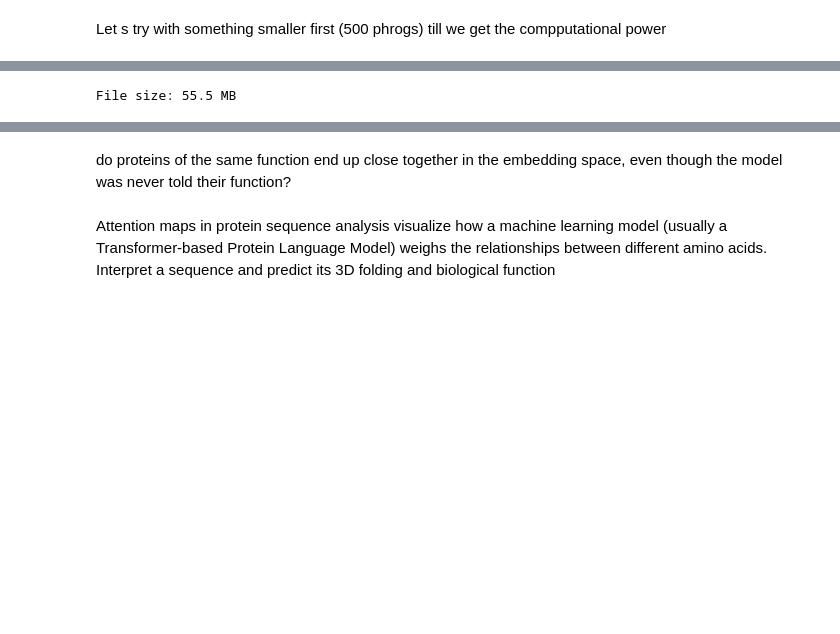
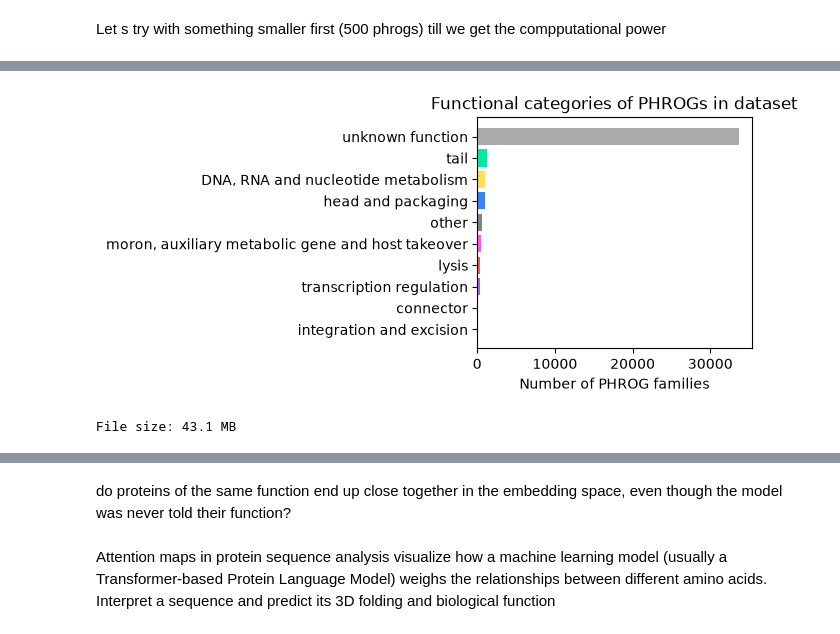
Before and after one commit to AntoniosOtapasidis/pLMs_with_PHROGs, a Jupyter notebook: embedding_work.ipynb, the cells around one changed output, grey strips where cells are left out. Drawn from its saved outputs; the diff is of its cells as text; code cells hidden in the pictures; blank space fills up the shorter version.

```diff
--- a/embedding_work.ipynb
+++ b/embedding_work.ipynb
@@ -181,8 +827,43 @@ Total sequences: 6668
+# %%
+# Get PHROG IDs present in the FAA archive
+phrog_ids = set()
+with tarfile.open(tar_path) as t:
+    for member in t.getmembers():
+        if member.name.endswith(".faa"):
+            name = member.name.split("/")[-1]          # phrog_10.faa
+            pid = int(name.replace("phrog_", "").replace(".faa", ""))
+            phrog_ids.add(pid)
+
+annot = pd.read_csv("data/phrog_annot_v4_updated.tsv", sep="\t")
+annot_map = annot.set_index("phrog")["category"].to_dict()
+
+categories = [annot_map.get(pid, "unknown function") for pid in phrog_ids]
+cat_counts = pd.Series(categories).value_counts().sort_values()
+
+# category colours from PHROGs (one representative colour per category)
+cat_color = (
+    annot.dropna(subset=["category", "color"])
+    .groupby("category")["color"]
+    .first()
+    .to_dict()
+)
+cat_color["unknown function"] = "#aaaaaa"
+colors = [cat_color.get(c, "#aaaaaa") for c in cat_counts.index]
+
+fig, ax = plt.subplots(figsize=(3.54, 3.0))
+ax.barh(cat_counts.index, cat_counts.values, color=colors, linewidth=0)
+ax.set_xlabel("Number of PHROG families")
+ax.set_title("Functional categories of PHROGs in dataset")
+ax.tick_params(axis="y", pad=3)
+plt.tight_layout()
+plt.show()
+# %% [output]
+[figure, added]
 # %%
 # Check file size first — a truncated file will be suspiciously small
 import os
-size = os.path.getsize("/content/FAA_phrog.tar.gz")
+size = os.path.getsize(tar_path)
 
 print(f"File size: {size / 1e6:.1f} MB")
 # %% [output]
-File size: 55.5 MB
+File size: 43.1 MB
```
Also changed, not shown: parts of 67 cells of this notebook, 2 other files.
